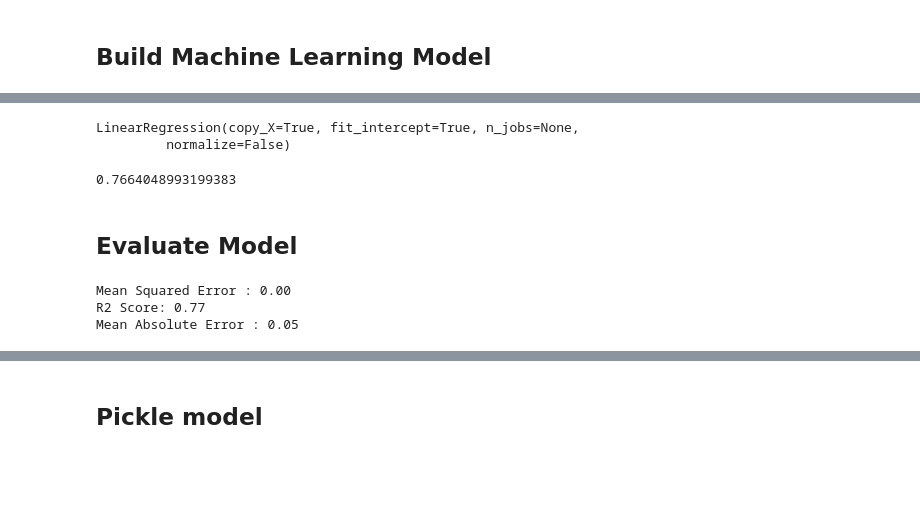
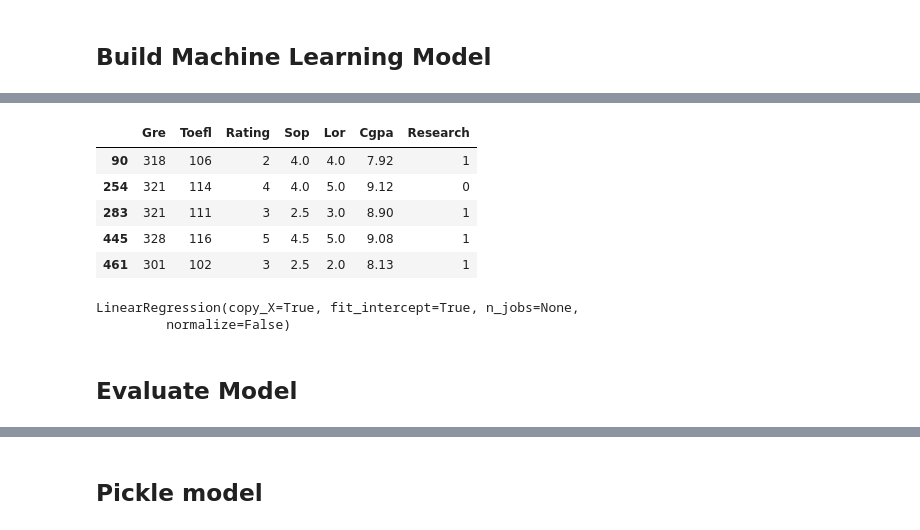
Before and after one commit to srikanthpragada/DS_06_MAY_2019, a Jupyter notebook: admission/admission.ipynb, the cells around one changed output, grey strips where cells are left out. Saved outputs shown, nothing was run; the diff lists cells and outputs as text; code cells hidden in the pictures; blank space fills up the shorter version.

```diff
--- a/admission/admission.ipynb
+++ b/admission/admission.ipynb
@@ -166,3 +189,12 @@ X_train, X_test, y_train, y_test = train_test_split(X,y, test_size=0.2, random_s
+# %%
+X_test.head()
+# %% [output]
+|  | Gre | Toefl | Rating | Sop | Lor | Cgpa | Research |
+| 90 | 318 | 106 | 2 | 4.0 | 4.0 | 7.92 | 1 |
+| 254 | 321 | 114 | 4 | 4.0 | 5.0 | 9.12 | 0 |
+| 283 | 321 | 111 | 3 | 2.5 | 3.0 | 8.90 | 1 |
+| 445 | 328 | 116 | 5 | 4.5 | 5.0 | 9.08 | 1 |
+| 461 | 301 | 102 | 3 | 2.5 | 2.0 | 8.13 | 1 |
 # %%
 ## Fit model
 model = LinearRegression()
@@ -170,27 +202,5 @@ model.fit(X_train,y_train)
 # %% [output]
 LinearRegression(copy_X=True, fit_intercept=True, n_jobs=None,
          normalize=False)
-# %%
-## Evaluate Model using test data
-y_pred = model.predict(X_test)
-model.score(X_test,y_test)   # R Squared
-# %% [output]
-0.7664048993199383
 # %% [markdown]
 ## Evaluate Model
-# %%
-## get MSE, R2 and MAE
-from sklearn.metrics import mean_squared_error, r2_score, mean_absolute_error
-
-mse = mean_squared_error(y_test,y_pred)
-print(f"Mean Squared Error : {mse:0.2f}")
-
-r2score = r2_score(y_test,y_pred)
-print(f"R2 Score: {r2score:0.2f}")
-
-mae = mean_absolute_error(y_test,y_pred)
-print(f"Mean Absolute Error : {mae:0.2f}")
-# %% [output]
-Mean Squared Error : 0.00
-R2 Score: 0.77
-Mean Absolute Error : 0.05
```
Also changed, not shown: parts of 26 cells of this notebook, 2 other files.
